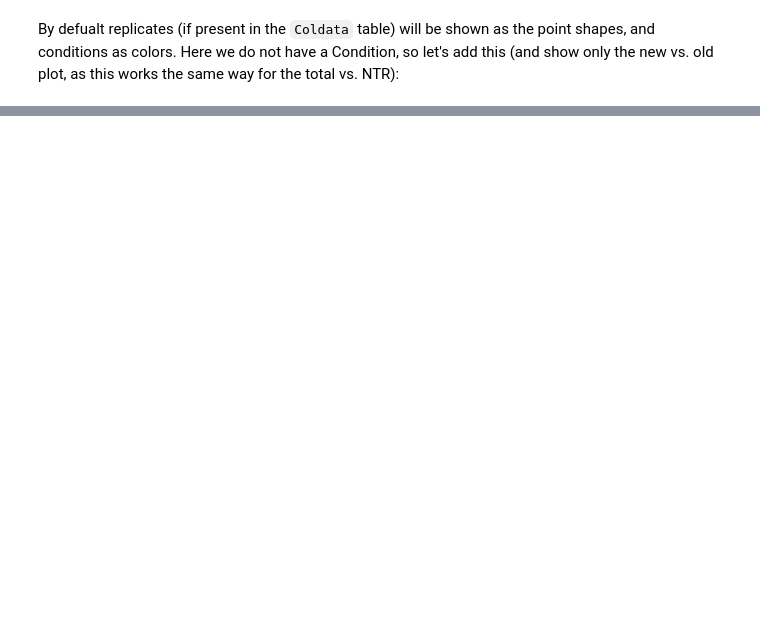
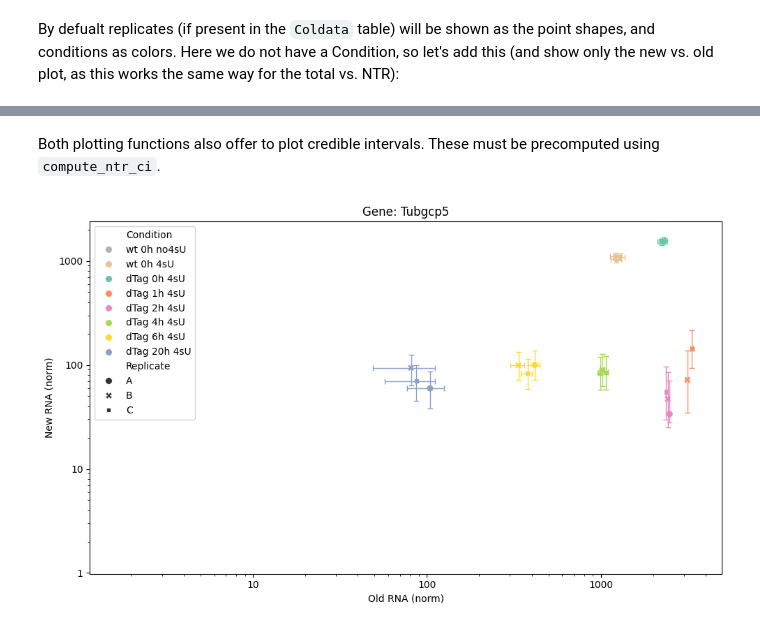
Before and after one commit to maus2310/GrandPy, a Jupyter notebook: docs/notebooks/notebook_05_plotting.ipynb, the cells around one changed output, grey strips where cells are left out. Cells and saved outputs as stored; diff of their text form; code cells hidden in the pictures; blank space fills up the shorter version.

```diff
--- a/docs/notebooks/notebook_05_plotting.ipynb
+++ b/docs/notebooks/notebook_05_plotting.ipynb
@@ -51,0 +55,7 @@ gp.plot_gene_old_vs_new(banp, gene = "Tubgcp5")
+# %% [markdown]
+Both plotting functions also offer to plot credible intervals. These must be precomputed using `compute_ntr_ci`.
+# %%
+banp = banp.compute_ntr_ci()
+gp.plot_gene_old_vs_new(banp, "Tubgcp5", show_ci=True)
+# %% [output]
+[figure, added]
```
Also changed, not shown: parts of 35 cells of this notebook.
